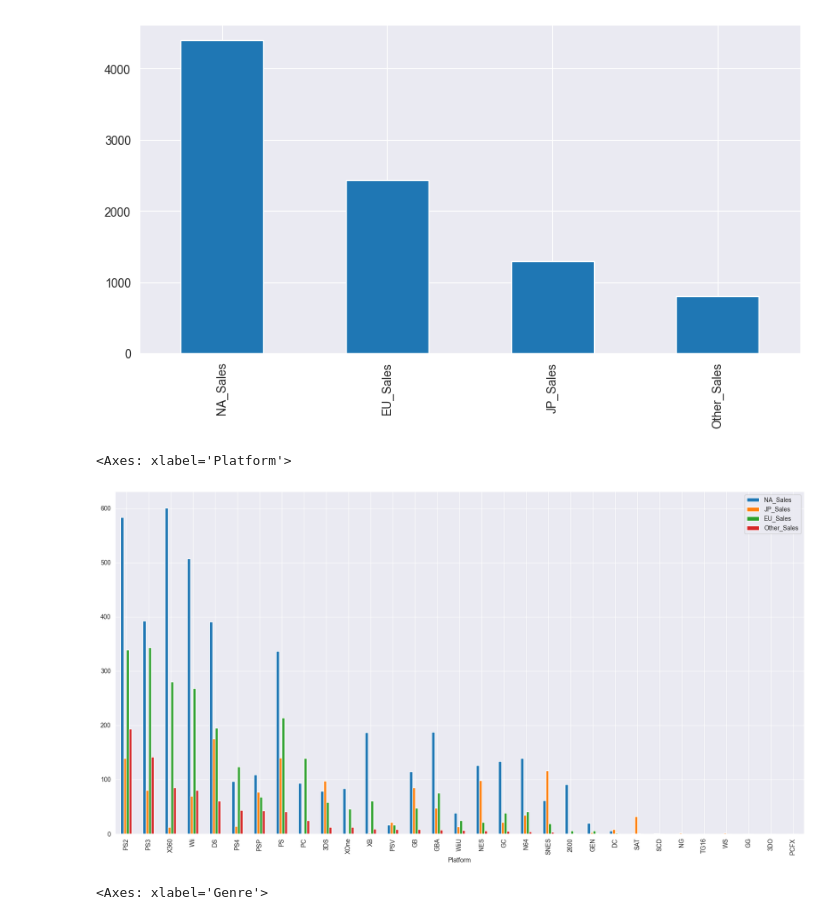
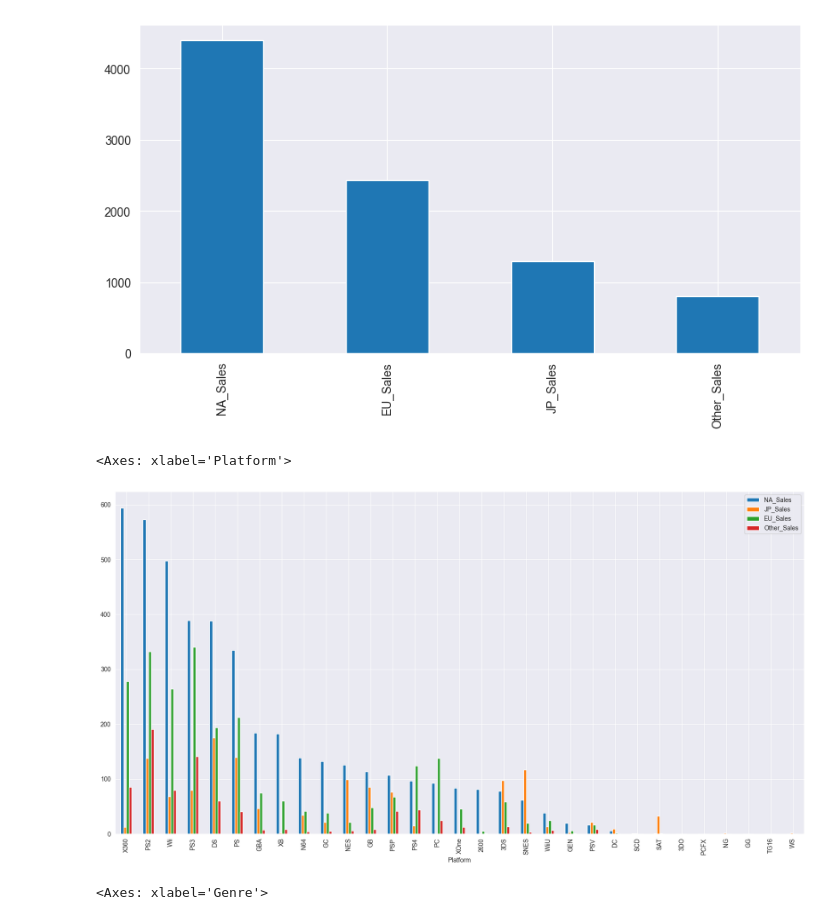
Before and after one commit to ThanyabunPh/wu-python-workshop, a Jupyter notebook: notebook_day2.ipynb, the cells around one changed output. Drawn from its saved outputs; the diff is of its cells as text; code cells hidden in the pictures.

```diff
--- a/notebook_day2.ipynb
+++ b/notebook_day2.ipynb
@@ -170,3 +190,4 @@ Name: count, dtype: int64
 # %%
 # Fill missing values in 'developer' column with 'Unknown'
 df['Publisher'].fillna('Unknown', inplace=True)
+df.dropna(axis=0, inplace=True)
@@ -202,14 +225,13 @@ df_sum.plot(kind='bar', figsize=(10,5), fontsize=10)
 [figure]
 # %%
 df_sales_groupby_platform = df.groupby('Platform')[['NA_Sales','JP_Sales','EU_Sales','Other_Sales']].sum()
-df_sales_groupby_platform = df_sales_groupby_platform[(df_sales_groupby_platform!=0).any(axis=1)]
 df_sales_groupby_platform.sort_values(by='NA_Sales', ascending=False, inplace=True)
 # df_sales_groupby_platform.sort_values(by='JP_Sales', ascending=False, inplace=True)
 # df_sales_groupby_platform.sort_values(by='EU_Sales', ascending=False, inplace=True)
 # df_sales_groupby_platform.sort_values(by='Other_Sales', ascending=False, inplace=True)
 df_sales_groupby_platform.plot(kind='bar', figsize=(20,10), fontsize=10)
 # %% [output]
 <Axes: xlabel='Platform'>
-[figure, old version]
+[figure, new version]
 # %%
 df_sales_groupby_genre = df.groupby('Genre')[['NA_Sales','JP_Sales','EU_Sales','Other_Sales']].sum()
```
Also changed, not shown: parts of 8 cells of this notebook.
